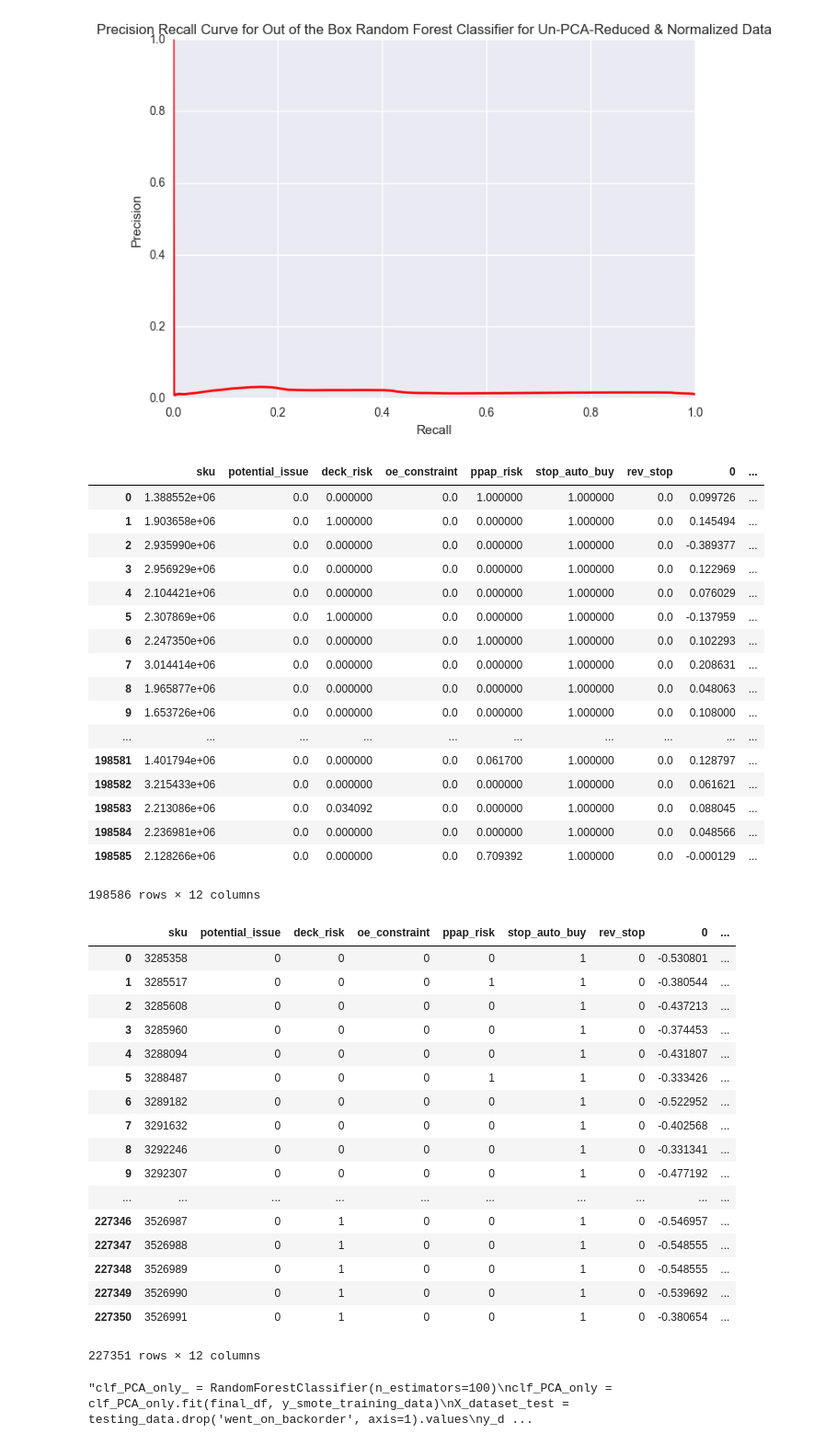
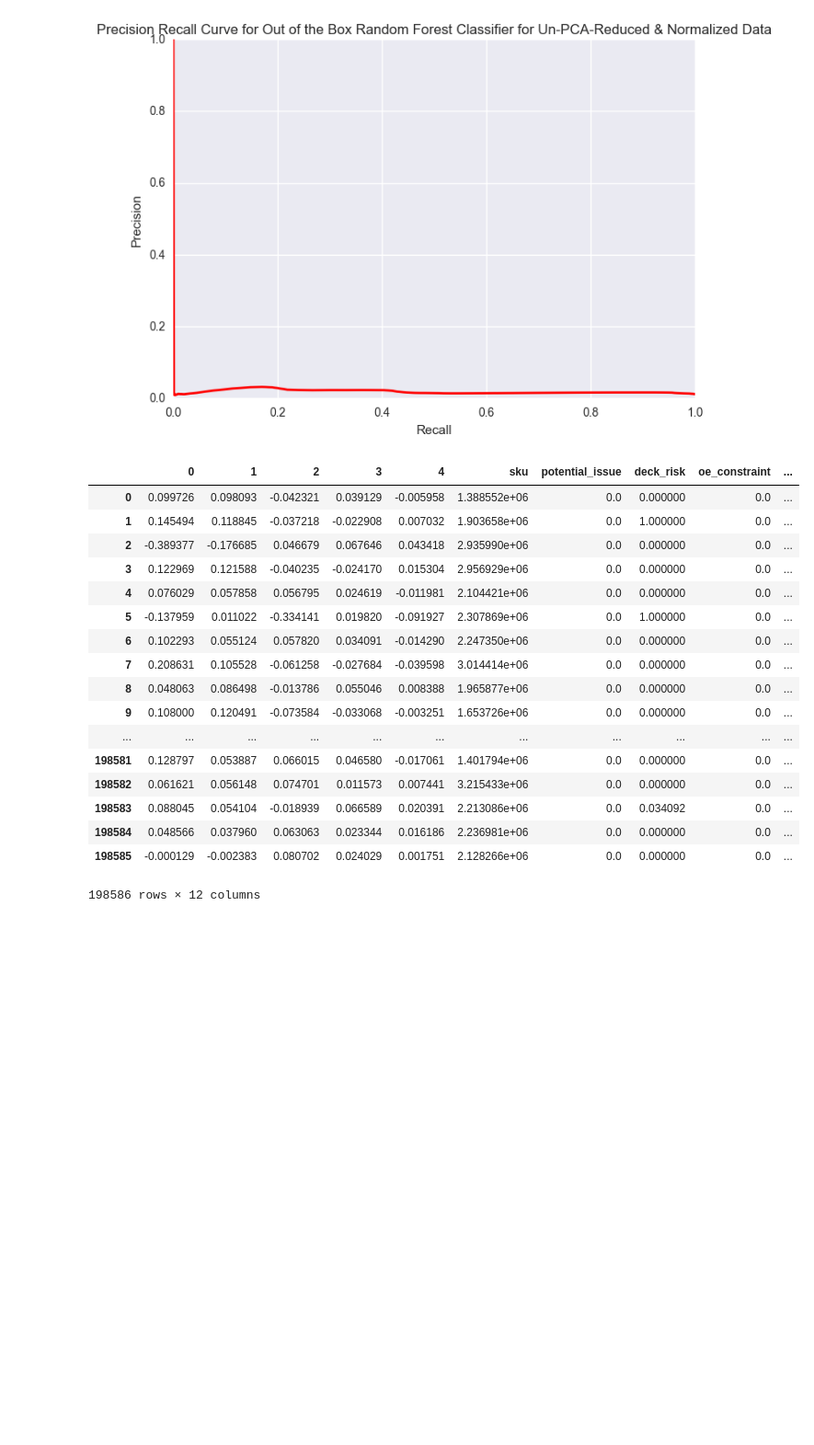
Before and after one commit to JamesKhoaNguyen/predicting_backorders, a Jupyter notebook: product_backorders.ipynb, the cells around one changed output. Shown at 92% size. Saved outputs shown, nothing was run; the diff lists cells and outputs as text; code cells hidden in the pictures; blank space fills up the shorter version.

```diff
--- a/product_backorders.ipynb
+++ b/product_backorders.ipynb
@@ -452,51 +436,0 @@ def custom_pca(X,components,continuous_features):
-# %%
-x_pca_smote_train = custom_pca(x_smote_training_data,5, continuous_features)
-#display(x_pca_smote_train)
-x_pca_smote_test = custom_pca(X_test_temp,5,continuous_features)
-#display(x_pca_smote_test)
-'''clf_PCA_only_ = RandomForestClassifier(n_estimators=100)
-clf_PCA_only = clf_PCA_only.fit(final_df, y_smote_training_data)
-X_dataset_test = testing_data.drop('went_on_backorder', axis=1).values
-y_dataset_test = testing_data['went_on_backorder'].values
-X_dataset_test[:,continuous_features_index_tracker] = PCA_train.fit_transform(X_dataset_test[:,continuous_features_index_tracker])
-X_dataset_test_reduced = X_dataset_test
-y_dataset_test_predictions = clf_PCA_only.predict_proba(X_dataset_test_reduced)
-test_score = metrics.f1_score(y_dataset_test, y_dataset_test_predictions)'''
-# %% [output]
-|  | sku | potential_issue | deck_risk | oe_constraint | ppap_risk | stop_auto_buy | rev_stop | 0 | ... |
-| 0 | 1.388552e+06 | 0.0 | 0.000000 | 0.0 | 1.000000 | 1.000000 | 0.0 | 0.099726 | ... |
-| 1 | 1.903658e+06 | 0.0 | 1.000000 | 0.0 | 0.000000 | 1.000000 | 0.0 | 0.145494 | ... |
-| 2 | 2.935990e+06 | 0.0 | 0.000000 | 0.0 | 0.000000 | 1.000000 | 0.0 | -0.389377 | ... |
-| 3 | 2.956929e+06 | 0.0 | 0.000000 | 0.0 | 0.000000 | 1.000000 | 0.0 | 0.122969 | ... |
-| 4 | 2.104421e+06 | 0.0 | 0.000000 | 0.0 | 0.000000 | 1.000000 | 0.0 | 0.076029 | ... |
-| 5 | 2.307869e+06 | 0.0 | 1.000000 | 0.0 | 0.000000 | 1.000000 | 0.0 | -0.137959 | ... |
-| 6 | 2.247350e+06 | 0.0 | 0.000000 | 0.0 | 1.000000 | 1.000000 | 0.0 | 0.102293 | ... |
-| 7 | 3.014414e+06 | 0.0 | 0.000000 | 0.0 | 0.000000 | 1.000000 | 0.0 | 0.208631 | ... |
-| 8 | 1.965877e+06 | 0.0 | 0.000000 | 0.0 | 0.000000 | 1.000000 | 0.0 | 0.048063 | ... |
-| 9 | 1.653726e+06 | 0.0 | 0.000000 | 0.0 | 0.000000 | 1.000000 | 0.0 | 0.108000 | ... |
-| ... | ... | ... | ... | ... | ... | ... | ... | ... | ... |
-| 198581 | 1.401794e+06 | 0.0 | 0.000000 | 0.0 | 0.061700 | 1.000000 | 0.0 | 0.128797 | ... |
-| 198582 | 3.215433e+06 | 0.0 | 0.000000 | 0.0 | 0.000000 | 1.000000 | 0.0 | 0.061621 | ... |
-| 198583 | 2.213086e+06 | 0.0 | 0.034092 | 0.0 | 0.000000 | 1.000000 | 0.0 | 0.088045 | ... |
-| 198584 | 2.236981e+06 | 0.0 | 0.000000 | 0.0 | 0.000000 | 1.000000 | 0.0 | 0.048566 | ... |
-| 198585 | 2.128266e+06 | 0.0 | 0.000000 | 0.0 | 0.709392 | 1.000000 | 0.0 | -0.000129 | ... |
-198586 rows × 12 columns
-|  | sku | potential_issue | deck_risk | oe_constraint | ppap_risk | stop_auto_buy | rev_stop | 0 | ... |
-| 0 | 3285358 | 0 | 0 | 0 | 0 | 1 | 0 | -0.530801 | ... |
-| 1 | 3285517 | 0 | 0 | 0 | 1 | 1 | 0 | -0.380544 | ... |
-| 2 | 3285608 | 0 | 0 | 0 | 0 | 1 | 0 | -0.437213 | ... |
-| 3 | 3285960 | 0 | 0 | 0 | 0 | 1 | 0 | -0.374453 | ... |
-| 4 | 3288094 | 0 | 0 | 0 | 0 | 1 | 0 | -0.431807 | ... |
-| 5 | 3288487 | 0 | 0 | 0 | 1 | 1 | 0 | -0.333426 | ... |
-| 6 | 3289182 | 0 | 0 | 0 | 0 | 1 | 0 | -0.522952 | ... |
-| 7 | 3291632 | 0 | 0 | 0 | 0 | 1 | 0 | -0.402568 | ... |
-| 8 | 3292246 | 0 | 0 | 0 | 0 | 1 | 0 | -0.331341 | ... |
-| 9 | 3292307 | 0 | 0 | 0 | 0 | 1 | 0 | -0.477192 | ... |
-| ... | ... | ... | ... | ... | ... | ... | ... | ... | ... |
-| 227346 | 3526987 | 0 | 1 | 0 | 0 | 1 | 0 | -0.546957 | ... |
-| 227347 | 3526988 | 0 | 1 | 0 | 0 | 1 | 0 | -0.548555 | ... |
-| 227348 | 3526989 | 0 | 1 | 0 | 0 | 1 | 0 | -0.548555 | ... |
-| 227349 | 3526990 | 0 | 1 | 0 | 0 | 1 | 0 | -0.539692 | ... |
-| 227350 | 3526991 | 0 | 1 | 0 | 0 | 1 | 0 | -0.380654 | ... |
-227351 rows × 12 columns
-"clf_PCA_only_ = RandomForestClassifier(n_estimators=100)\nclf_PCA_only = clf_PCA_only.fit(final_df, y_smote_training_data)\nX_dataset_test = testing_data.drop('went_on_backorder', axis=1).values\ny_d ...
@@ -502,0 +487,25 @@ test_score = metrics.f1_score(y_dataset_test, y_dataset_test_predictions)'''
+# %%
+pca_custom = custom_PCA(5,continuous_features,columns)
+#X_joined = custom_pca.fit_transform(x_smote_training_data)
+#display(x_smote_training_data)
+test = pca_custom.fit_transform(x_smote_training_data)
+display(test)
+# %% [output]
+|  | 0 | 1 | 2 | 3 | 4 | sku | potential_issue | deck_risk | oe_constraint | ... |
+| 0 | 0.099726 | 0.098093 | -0.042321 | 0.039129 | -0.005958 | 1.388552e+06 | 0.0 | 0.000000 | 0.0 | ... |
+| 1 | 0.145494 | 0.118845 | -0.037218 | -0.022908 | 0.007032 | 1.903658e+06 | 0.0 | 1.000000 | 0.0 | ... |
+| 2 | -0.389377 | -0.176685 | 0.046679 | 0.067646 | 0.043418 | 2.935990e+06 | 0.0 | 0.000000 | 0.0 | ... |
+| 3 | 0.122969 | 0.121588 | -0.040235 | -0.024170 | 0.015304 | 2.956929e+06 | 0.0 | 0.000000 | 0.0 | ... |
+| 4 | 0.076029 | 0.057858 | 0.056795 | 0.024619 | -0.011981 | 2.104421e+06 | 0.0 | 0.000000 | 0.0 | ... |
+| 5 | -0.137959 | 0.011022 | -0.334141 | 0.019820 | -0.091927 | 2.307869e+06 | 0.0 | 1.000000 | 0.0 | ... |
+| 6 | 0.102293 | 0.055124 | 0.057820 | 0.034091 | -0.014290 | 2.247350e+06 | 0.0 | 0.000000 | 0.0 | ... |
+| 7 | 0.208631 | 0.105528 | -0.061258 | -0.027684 | -0.039598 | 3.014414e+06 | 0.0 | 0.000000 | 0.0 | ... |
+| 8 | 0.048063 | 0.086498 | -0.013786 | 0.055046 | 0.008388 | 1.965877e+06 | 0.0 | 0.000000 | 0.0 | ... |
+| 9 | 0.108000 | 0.120491 | -0.073584 | -0.033068 | -0.003251 | 1.653726e+06 | 0.0 | 0.000000 | 0.0 | ... |
+| ... | ... | ... | ... | ... | ... | ... | ... | ... | ... | ... |
+| 198581 | 0.128797 | 0.053887 | 0.066015 | 0.046580 | -0.017061 | 1.401794e+06 | 0.0 | 0.000000 | 0.0 | ... |
+| 198582 | 0.061621 | 0.056148 | 0.074701 | 0.011573 | 0.007441 | 3.215433e+06 | 0.0 | 0.000000 | 0.0 | ... |
+| 198583 | 0.088045 | 0.054104 | -0.018939 | 0.066589 | 0.020391 | 2.213086e+06 | 0.0 | 0.034092 | 0.0 | ... |
+| 198584 | 0.048566 | 0.037960 | 0.063063 | 0.023344 | 0.016186 | 2.236981e+06 | 0.0 | 0.000000 | 0.0 | ... |
+| 198585 | -0.000129 | -0.002383 | 0.080702 | 0.024029 | 0.001751 | 2.128266e+06 | 0.0 | 0.000000 | 0.0 | ... |
+198586 rows × 12 columns
```
Also changed, not shown: parts of 4 cells of this notebook.
